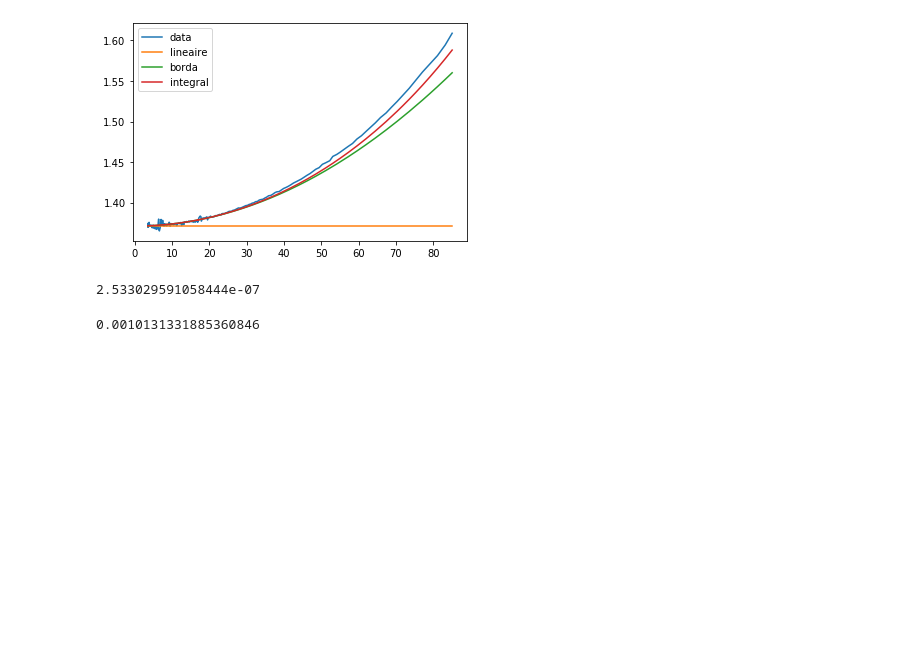
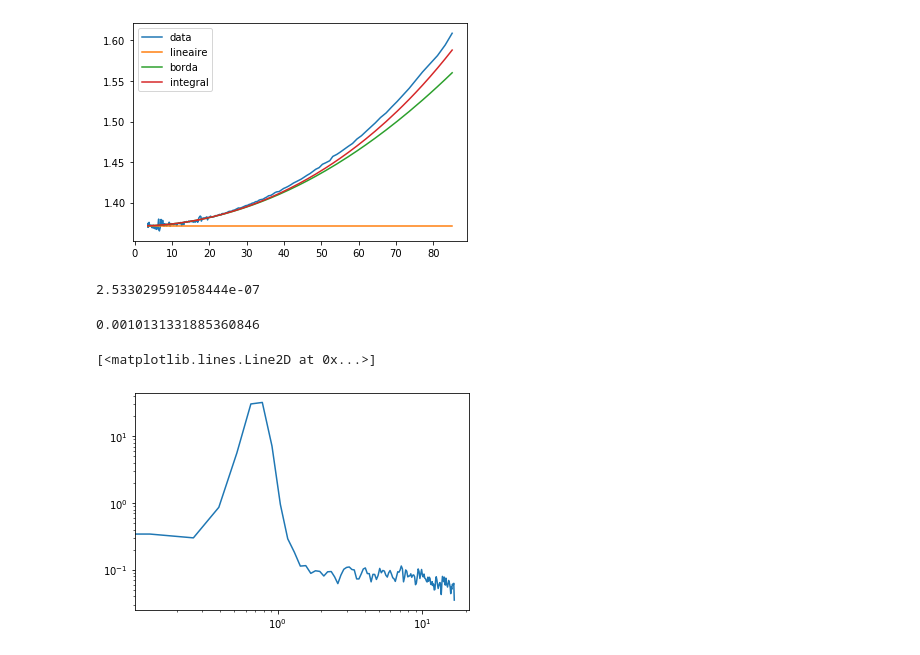
Before and after one commit to remimetzdorff/agregation, a Jupyter notebook: Python/2020-02-07 Non Linéarité.ipynb, the cells around one changed output. Drawn from its saved outputs; the diff is of its cells as text; code cells hidden in the pictures; blank space fills up the shorter version.

```diff
--- a/Python/2020-02-07 Non Linéarité.ipynb
+++ b/Python/2020-02-07 Non Linéarité.ipynb
@@ -97,3 +99,15 @@ plt.legend(loc="best")
 2*np.pi*np.sqrt(0.5*52e-9)
 # %% [output]
 0.0010131331885360846
+# %%
+import matplotlib.mlab as mlab
+
+fs   = 1 / (data.index[1]-data.index[0])
+NFFT = 1*fs
+
+d = data[200:300]
+Pxx, freqs = mlab.psd(d.values, Fs = fs)
+plt.loglog(freqs, np.sqrt(Pxx))
+# %% [output]
+[<matplotlib.lines.Line2D at 0x...>]
+[figure, added]
```
Also changed, not shown: parts of 2 cells of this notebook, 46 other files.
